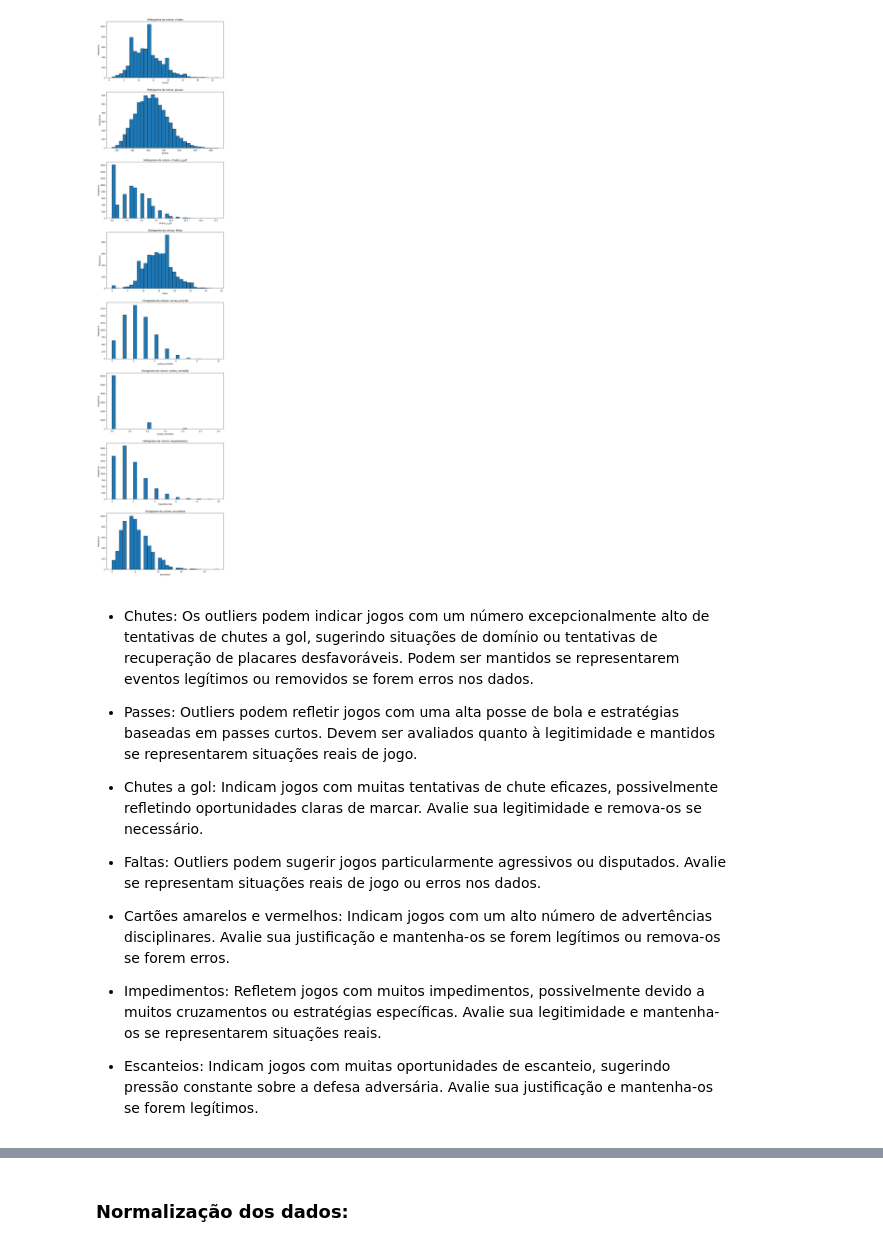
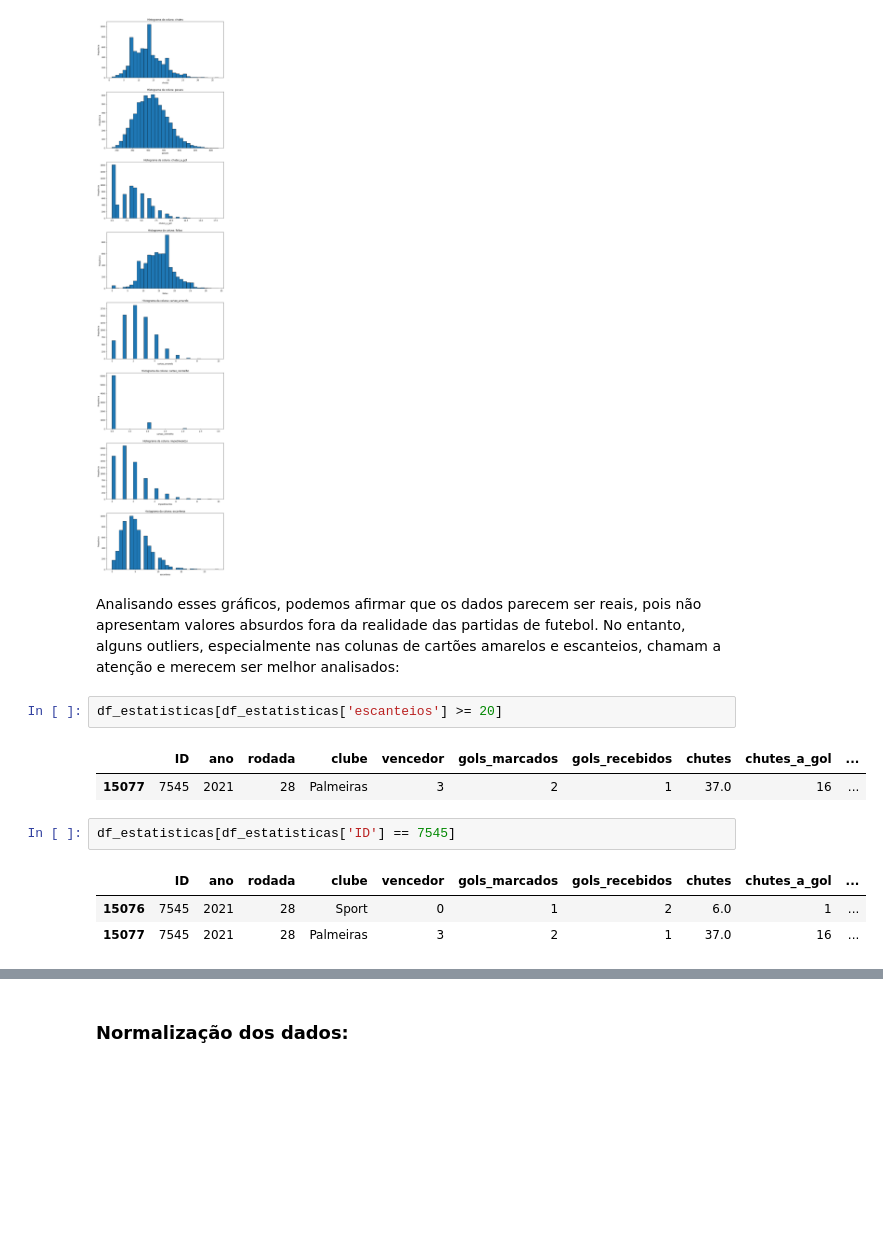
Before and after one commit to Pbgsa/Projeto_ICD, a Jupyter notebook: notebooks/Projeto_de_ICD_parte_1.ipynb, the cells around one changed output, grey strips where cells are left out. Drawn from its saved outputs; the diff is of its cells as text; blank space fills up the shorter version.

```diff
--- a/notebooks/Projeto_de_ICD_parte_1.ipynb
+++ b/notebooks/Projeto_de_ICD_parte_1.ipynb
@@ -776,17 +795,16 @@ for i, column in enumerate(colunas_numericas):
 plt.show()
 # %% [output]
 [figure]
-# %% [markdown]
-* Chutes: Os outliers podem indicar jogos com um número excepcionalmente alto de tentativas de chutes a gol, sugerindo situações de domínio ou tentativas de recuperação de placares desfavoráveis. Podem ser mantidos se representarem eventos legítimos ou removidos se forem erros nos dados.
-
-* Passes: Outliers podem refletir jogos com uma alta posse de bola e estratégias baseadas em passes curtos. Devem ser avaliados quanto à legitimidade e mantidos se representarem situações reais de jogo.
-
-* Chutes a gol: Indicam jogos com muitas tentativas de chute eficazes, possivelmente refletindo oportunidades claras de marcar. Avalie sua legitimidade e remova-os se necessário.
-
-* Faltas: Outliers podem sugerir jogos particularmente agressivos ou disputados. Avalie se representam situações reais de jogo ou erros nos dados.
-
-* Cartões amarelos e vermelhos: Indicam jogos com um alto número de advertências disciplinares. Avalie sua justificação e mantenha-os se forem legítimos ou remova-os se forem erros.
-
-* Impedimentos: Refletem jogos com muitos impedimentos, possivelmente devido a muitos cruzamentos ou estratégias específicas. Avalie sua legitimidade e mantenha-os se representarem situações reais.
-
-* Escanteios: Indicam jogos com muitas oportunidades de escanteio, sugerindo pressão constante sobre a defesa adversária. Avalie sua justificação e mantenha-os se forem legítimos.
+# %% [markdown]
+Analisando esses gráficos, podemos afirmar que os dados parecem ser reais, pois não apresentam valores absurdos fora da realidade das partidas de futebol. No entanto, alguns outliers, especialmente nas colunas de cartões amarelos e escanteios, chamam a atenção e merecem ser melhor analisados:
+# %%
+df_estatisticas[df_estatisticas['escanteios'] >= 20]
+# %% [output]
+|  | ID | ano | rodada | clube | vencedor | gols_marcados | gols_recebidos | chutes | chutes_a_gol | ... |
+| 15077 | 7545 | 2021 | 28 | Palmeiras | 3 | 2 | 1 | 37.0 | 16 | ... |
+# %%
+df_estatisticas[df_estatisticas['ID'] == 7545]
+# %% [output]
+|  | ID | ano | rodada | clube | vencedor | gols_marcados | gols_recebidos | chutes | chutes_a_gol | ... |
+| 15076 | 7545 | 2021 | 28 | Sport | 0 | 1 | 2 | 6.0 | 1 | ... |
+| 15077 | 7545 | 2021 | 28 | Palmeiras | 3 | 2 | 1 | 37.0 | 16 | ... |
```
Also changed, not shown: parts of 9 cells of this notebook.
